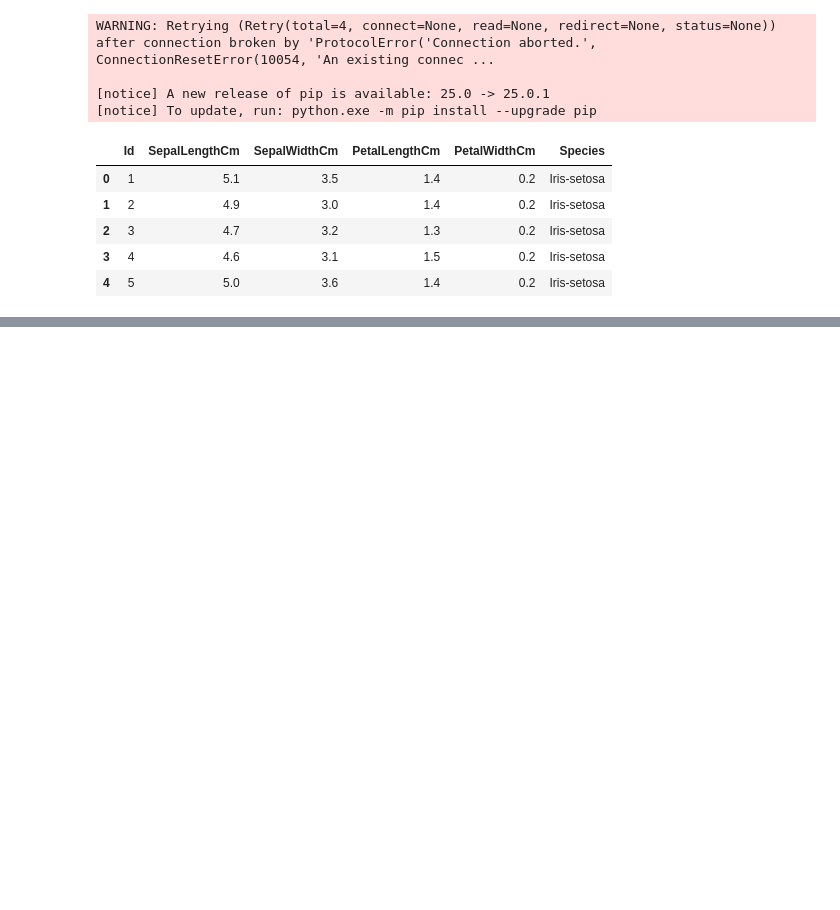
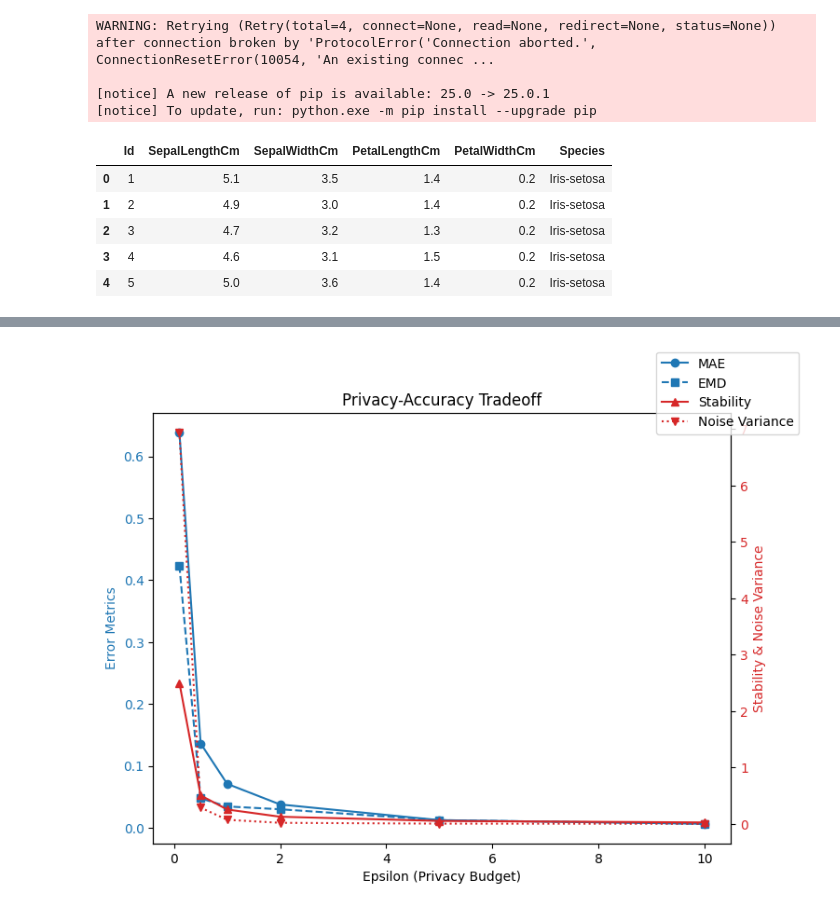
Before and after one commit to elaine-zhang12/data-privacy-final-project, a Jupyter notebook: preliminary/iris_dp.ipynb, the cells around one changed output, grey strips where cells are left out. Saved outputs shown, nothing was run; the diff lists cells and outputs as text; code cells hidden in the pictures; blank space fills up the shorter version.

```diff
--- a/preliminary/iris_dp.ipynb
+++ b/preliminary/iris_dp.ipynb
@@ -96,0 +114,26 @@ Epsilon: 10.0, Mean Absolute Error: 0.022
+# %%
+epsilons = list(results.keys())
+maes = [results[eps]["mae"] for eps in epsilons]
+emds = [results[eps]["emd"] for eps in epsilons]
+stabilities = [results[eps]["stability"] for eps in epsilons]
+noise_variances = [results[eps]["noise_variance"] for eps in epsilons]
+# %%
+fig, ax1 = plt.subplots(figsize=(8,6))
+
+ax1.set_xlabel("Epsilon (Privacy Budget)")
+ax1.set_ylabel("Error Metrics", color="tab:blue")
+ax1.plot(epsilons, maes, label="MAE", marker="o", color="tab:blue")
+ax1.plot(epsilons, emds, label="EMD", marker="s", linestyle="dashed", color="tab:blue")
+ax1.tick_params(axis="y", labelcolor="tab:blue")
+
+ax2 = ax1.twinx()
+ax2.set_ylabel("Stability & Noise Variance", color="tab:red")
+ax2.plot(epsilons, stabilities, label="Stability", marker="^", color="tab:red")
+ax2.plot(epsilons, noise_variances, label="Noise Variance", marker="v", linestyle="dotted", color="tab:red")
+ax2.tick_params(axis="y", labelcolor="tab:red")
+
+fig.legend(loc="upper right", bbox_to_anchor=(1,1))
+plt.title("Privacy-Accuracy Tradeoff")
+plt.show()
+# %% [output]
+[figure, added]
```
Also changed, not shown: parts of 6 cells of this notebook.
